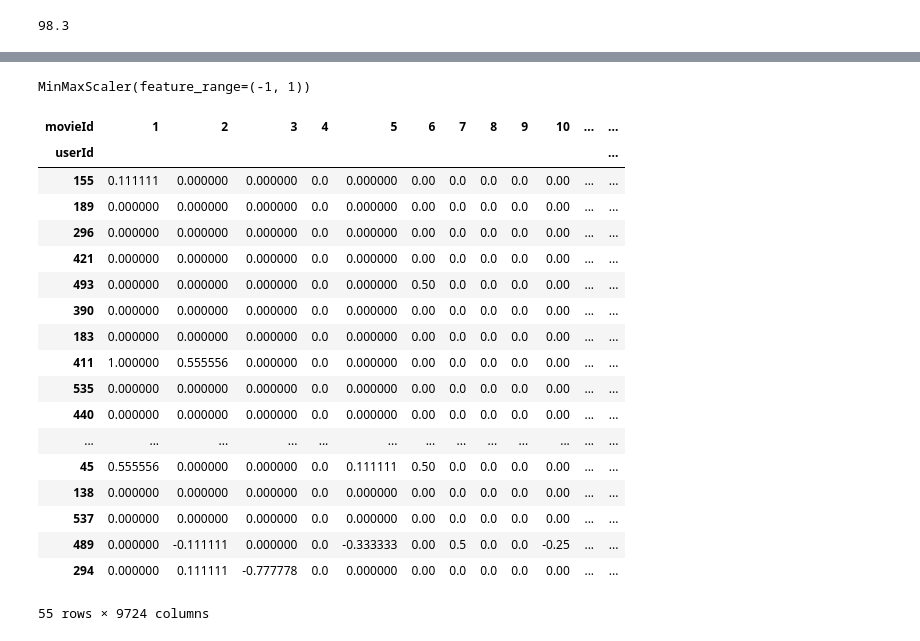
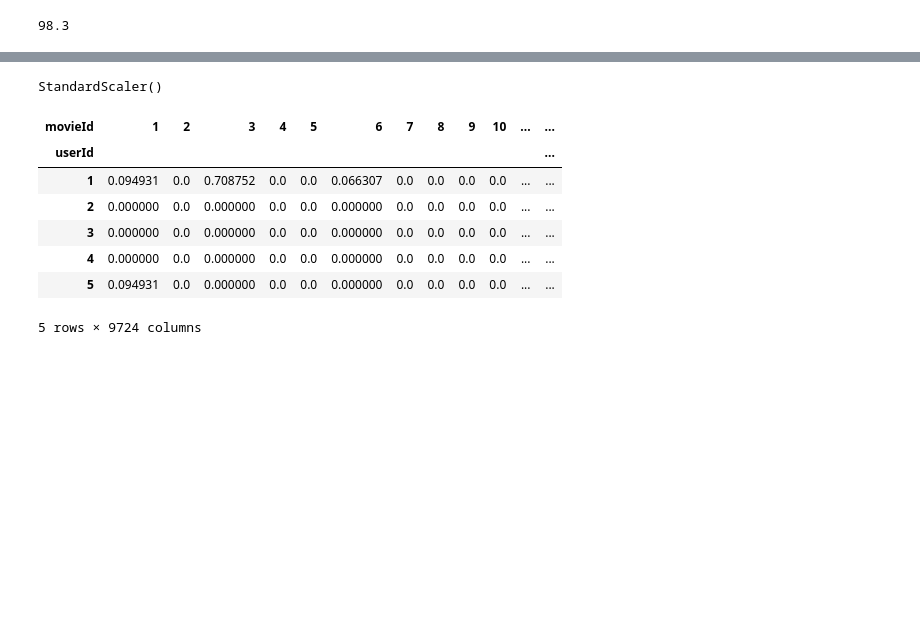
Before and after one commit to oliveirabruno92/autoencoders_and_applications, a Jupyter notebook: notebooks/recommendation_system.ipynb, the cells around one changed output, grey strips where cells are left out. Drawn from its saved outputs; the diff is of its cells as text; code cells hidden in the pictures; blank space fills up the shorter version.

```diff
--- a/notebooks/recommendation_system.ipynb
+++ b/notebooks/recommendation_system.ipynb
@@ -92,5 +58,5 @@ sparsity_calculation(test_data)
 # %%
-scaler = MinMaxScaler(feature_range=(-1,1))
-scaler.fit(train_data)
+scaler = StandardScaler()
+scaler.fit(data)
 # %% [output]
-MinMaxScaler(feature_range=(-1, 1))
+StandardScaler()
@@ -101,22 +62,0 @@ test = pd.DataFrame(scaler.transform(test_data), index=test_data.index, columns=
-# %%
-val
-# %% [output]
-| movieId | 1 | 2 | 3 | 4 | 5 | 6 | 7 | 8 | 9 | 10 | ... | ... |
-| userId |  |  |  |  |  |  |  |  |  |  |  | ... |
-| 155 | 0.111111 | 0.000000 | 0.000000 | 0.0 | 0.000000 | 0.00 | 0.0 | 0.0 | 0.0 | 0.00 | ... | ... |
-| 189 | 0.000000 | 0.000000 | 0.000000 | 0.0 | 0.000000 | 0.00 | 0.0 | 0.0 | 0.0 | 0.00 | ... | ... |
-| 296 | 0.000000 | 0.000000 | 0.000000 | 0.0 | 0.000000 | 0.00 | 0.0 | 0.0 | 0.0 | 0.00 | ... | ... |
-| 421 | 0.000000 | 0.000000 | 0.000000 | 0.0 | 0.000000 | 0.00 | 0.0 | 0.0 | 0.0 | 0.00 | ... | ... |
-| 493 | 0.000000 | 0.000000 | 0.000000 | 0.0 | 0.000000 | 0.50 | 0.0 | 0.0 | 0.0 | 0.00 | ... | ... |
-| 390 | 0.000000 | 0.000000 | 0.000000 | 0.0 | 0.000000 | 0.00 | 0.0 | 0.0 | 0.0 | 0.00 | ... | ... |
-| 183 | 0.000000 | 0.000000 | 0.000000 | 0.0 | 0.000000 | 0.00 | 0.0 | 0.0 | 0.0 | 0.00 | ... | ... |
-| 411 | 1.000000 | 0.555556 | 0.000000 | 0.0 | 0.000000 | 0.00 | 0.0 | 0.0 | 0.0 | 0.00 | ... | ... |
-| 535 | 0.000000 | 0.000000 | 0.000000 | 0.0 | 0.000000 | 0.00 | 0.0 | 0.0 | 0.0 | 0.00 | ... | ... |
-| 440 | 0.000000 | 0.000000 | 0.000000 | 0.0 | 0.000000 | 0.00 | 0.0 | 0.0 | 0.0 | 0.00 | ... | ... |
-| ... | ... | ... | ... | ... | ... | ... | ... | ... | ... | ... | ... | ... |
-| 45 | 0.555556 | 0.000000 | 0.000000 | 0.0 | 0.111111 | 0.50 | 0.0 | 0.0 | 0.0 | 0.00 | ... | ... |
-| 138 | 0.000000 | 0.000000 | 0.000000 | 0.0 | 0.000000 | 0.00 | 0.0 | 0.0 | 0.0 | 0.00 | ... | ... |
-| 537 | 0.000000 | 0.000000 | 0.000000 | 0.0 | 0.000000 | 0.00 | 0.0 | 0.0 | 0.0 | 0.00 | ... | ... |
-| 489 | 0.000000 | -0.111111 | 0.000000 | 0.0 | -0.333333 | 0.00 | 0.5 | 0.0 | 0.0 | -0.25 | ... | ... |
-| 294 | 0.000000 | 0.111111 | -0.777778 | 0.0 | 0.000000 | 0.00 | 0.0 | 0.0 | 0.0 | 0.00 | ... | ... |
-55 rows × 9724 columns
@@ -175,0 +63,13 @@ model = movie_recommender(n_movies)
+# %%
+data_scaled = pd.DataFrame(scaler.transform(data), index=data.index, columns=data.columns).fillna(0)
+# %%
+data_scaled.head()
+# %% [output]
+| movieId | 1 | 2 | 3 | 4 | 5 | 6 | 7 | 8 | 9 | 10 | ... | ... |
+| userId |  |  |  |  |  |  |  |  |  |  |  | ... |
+| 1 | 0.094931 | 0.0 | 0.708752 | 0.0 | 0.0 | 0.066307 | 0.0 | 0.0 | 0.0 | 0.0 | ... | ... |
+| 2 | 0.000000 | 0.0 | 0.000000 | 0.0 | 0.0 | 0.000000 | 0.0 | 0.0 | 0.0 | 0.0 | ... | ... |
+| 3 | 0.000000 | 0.0 | 0.000000 | 0.0 | 0.0 | 0.000000 | 0.0 | 0.0 | 0.0 | 0.0 | ... | ... |
+| 4 | 0.000000 | 0.0 | 0.000000 | 0.0 | 0.0 | 0.000000 | 0.0 | 0.0 | 0.0 | 0.0 | ... | ... |
+| 5 | 0.094931 | 0.0 | 0.000000 | 0.0 | 0.0 | 0.000000 | 0.0 | 0.0 | 0.0 | 0.0 | ... | ... |
+5 rows × 9724 columns
```
Also changed, not shown: parts of 36 cells of this notebook, 3 other files.
